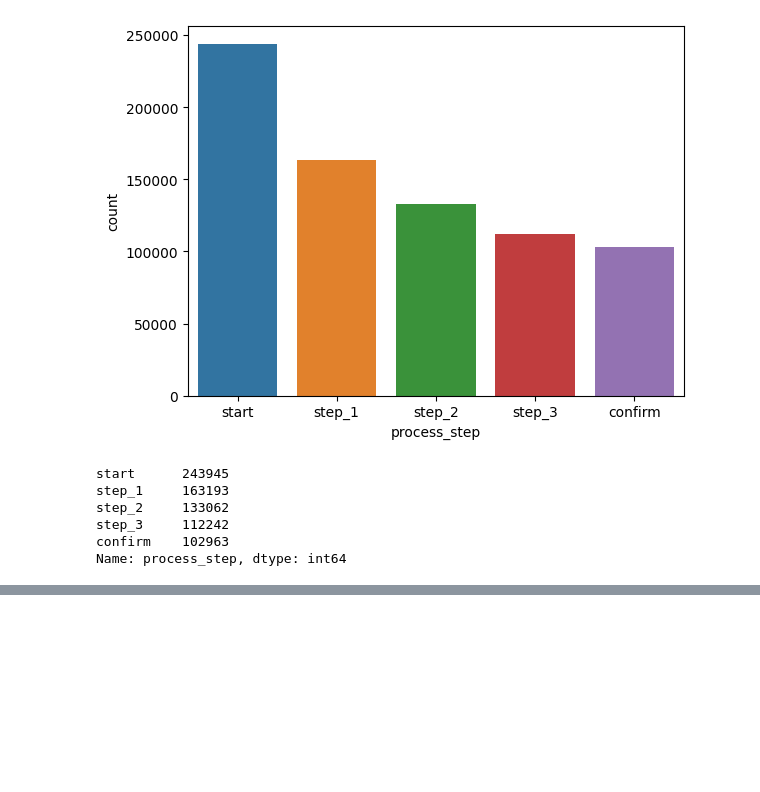
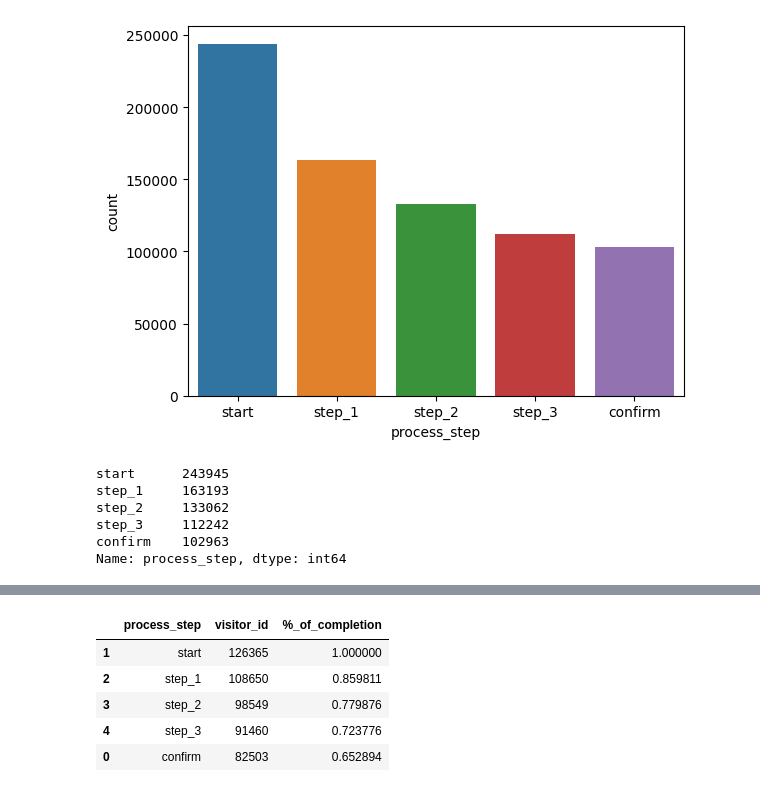
Before and after one commit to vijayendra-k/AB-Testing, a Jupyter notebook: AB-Testing.ipynb, the cells around one changed output, grey strips where cells are left out. Cells and saved outputs as stored; diff of their text form; code cells hidden in the pictures; blank space fills up the shorter version.

```diff
--- a/AB-Testing.ipynb
+++ b/AB-Testing.ipynb
@@ -583,0 +580,9 @@ Name: visitor_id, dtype: int64
+# %%
+finalcompletion.sort_values(by='%_of_completion',ascending=False)
+# %% [output]
+|  | process_step | visitor_id | %_of_completion |
+| 1 | start | 126365 | 1.000000 |
+| 2 | step_1 | 108650 | 0.859811 |
+| 3 | step_2 | 98549 | 0.779876 |
+| 4 | step_3 | 91460 | 0.723776 |
+| 0 | confirm | 82503 | 0.652894 |
```
Also changed, not shown: parts of 7 cells of this notebook.
